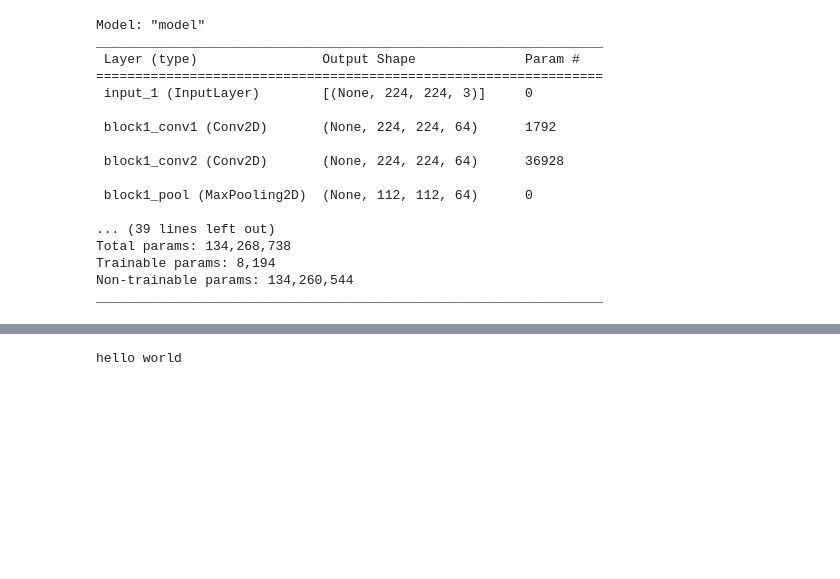
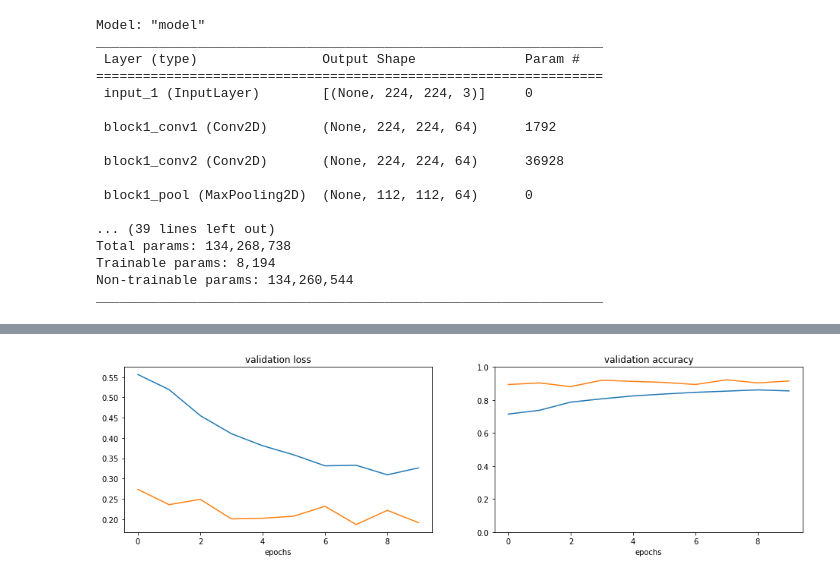
Before and after one commit to Rafael-T-Santos/DIO-Unimed-BH, a Jupyter notebook: Machine Learning/Projeto Final/transfer_learning.ipynb, the cells around one changed output, grey strips where cells are left out. Saved outputs shown, nothing was run; the diff lists cells and outputs as text; code cells hidden in the pictures; blank space fills up the shorter version.

```diff
--- a/Machine Learning/Projeto Final/transfer_learning.ipynb
+++ b/Machine Learning/Projeto Final/transfer_learning.ipynb
@@ -345,4 +399,18 @@ NameError: name 'model_new' is not defined
-# %%
-print('hello world')
-# %% [output]
-hello world
+# %%
+fig = plt.figure(figsize=(16,4))
+ax = fig.add_subplot(121)
+ax.plot(history.history["val_loss"])
+ax.plot(history2.history["val_loss"])
+ax.set_title("validation loss")
+ax.set_xlabel("epochs")
+
+ax2 = fig.add_subplot(122)
+ax2.plot(history.history["val_accuracy"])
+ax2.plot(history2.history["val_accuracy"])
+ax2.set_title("validation accuracy")
+ax2.set_xlabel("epochs")
+ax2.set_ylim(0, 1)
+
+plt.show()
+# %% [output]
+[figure, added]
```
Also changed, not shown: parts of 14 cells of this notebook.
